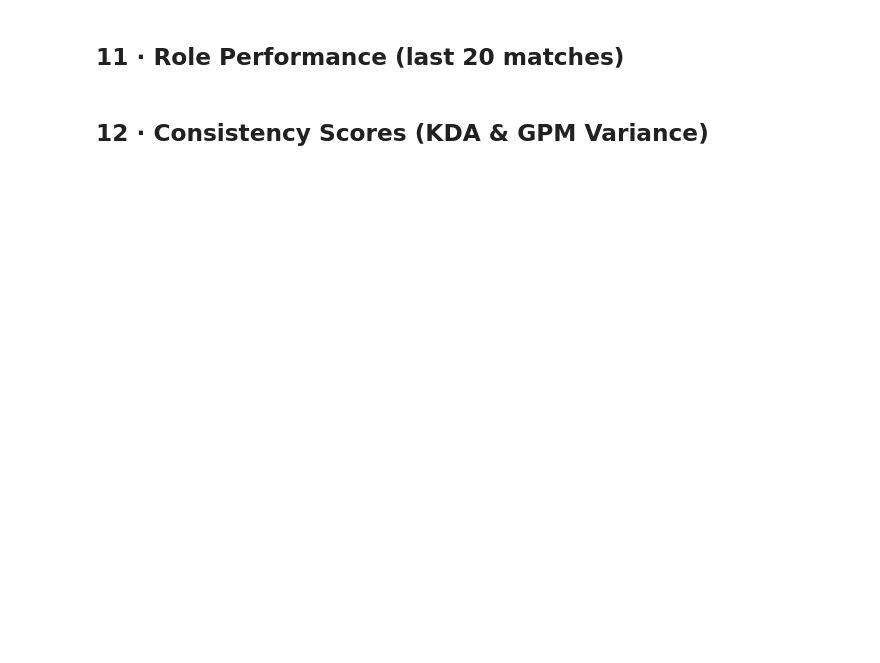
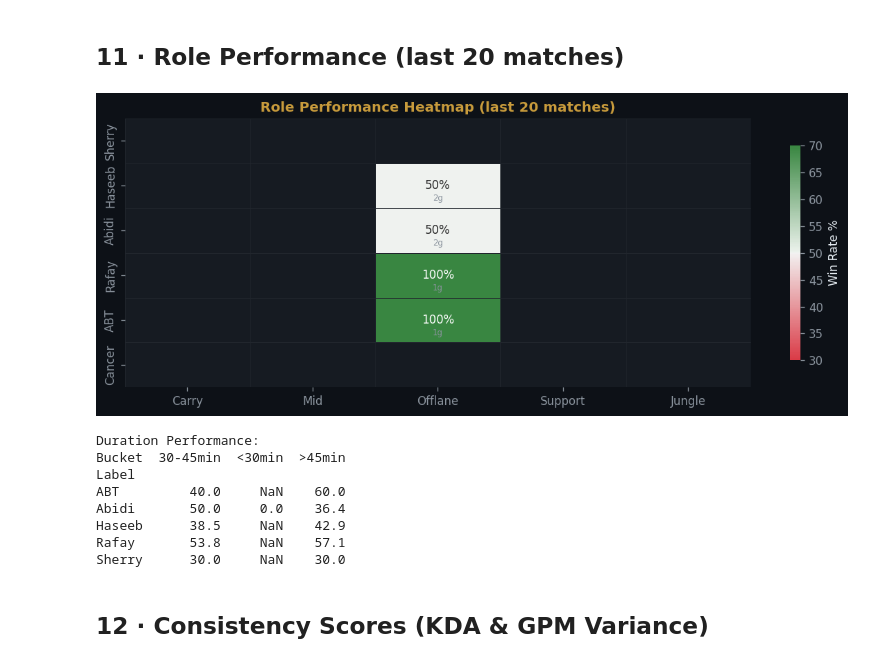
Before and after one commit to AliAbidi555/Dota-2-WR-Simulation-, a Jupyter notebook: notebook.ipynb, the cells around one changed output. Cells and saved outputs as stored; diff of their text form; code cells hidden in the pictures; blank space fills up the shorter version.

```diff
--- a/notebook.ipynb
+++ b/notebook.ipynb
@@ -391,7 +613,7 @@ for aid, d in D.items():
 
 # Heatmap: players × roles, colour = winrate
 labels_p = list(role_data.keys())
-wr_matrix = np.full((len(labels_p), len(ROLE_ORDER)), np.nan)
+wr_matrix    = np.full((len(labels_p), len(ROLE_ORDER)), np.nan)
 games_matrix = np.zeros((len(labels_p), len(ROLE_ORDER)), dtype=int)
 
 for i, label in enumerate(labels_p):
@@ -403,39 +625,53 @@ for i, label in enumerate(labels_p):
 df_role_wr = pd.DataFrame(wr_matrix,    index=labels_p, columns=ROLE_ORDER)
 df_role_g  = pd.DataFrame(games_matrix, index=labels_p, columns=ROLE_ORDER)
 
+# Build annotation strings: "55%" or "—"
+# .applymap was renamed to .map in pandas 2.1
+annot_fn = lambda v: f'{v:.0f}%' if not np.isnan(v) else '—'
+annot_df = df_role_wr.map(annot_fn)
+
 fig, ax = plt.subplots(figsize=(10, 4))
 fig.patch.set_facecolor('#0d1117')
 sns.heatmap(df_role_wr, ax=ax, cmap=sns.diverging_palette(10, 130, as_cmap=True),
             center=50, vmin=30, vmax=70,
-            annot=df_role_wr.applymap(lambda v: f'{v:.0f}%' if not np.isnan(v) else '—'),
-            fmt='', linewidths=0.5, linecolor='#21262d',
+            annot=annot_df, fmt='', linewidths=0.5, linecolor='#21262d',
             cbar_kws={'label': 'Win Rate %', 'shrink': 0.8})
 ax.set_title('Role Performance Heatmap (last 20 matches)', color=GOLD, fontsize=12, fontweight='bold')
 ax.set_xlabel(''); ax.set_ylabel('')
 
 # Overlay game counts in small text
 for i in range(len(labels_p)):
     for j in range(len(ROLE_ORDER)):
         g = games_matrix[i, j]
         if g > 0:
-            ax.text(j+0.5, i+0.75, f'{g}g', ha='center', va='center', fontsize=7, color='#8b949e')
+            ax.text(j+0.5, i+0.78, f'{g}g', ha='center', va='center', fontsize=7, color='#8b949e')
 
 plt.tight_layout()
 plt.savefig('notebook_cache/t2_role_heatmap.png', bbox_inches='tight', facecolor='#0d1117')
 plt.show()
 
 # Duration buckets
 dur_data = []
 for aid, d in D.items():
     for bucket, lo, hi in [('<30min', 0, 1800), ('30-45min', 1800, 2700), ('>45min', 2700, 9999)]:
         ms = [m for m in d['recent'][:20] if lo <= m.get('duration',0) < hi]
         if not ms: continue
         wr = round(sum(1 for m in ms if m['won']) / len(ms) * 100, 1)
         dur_data.append({'Label': d['label'], 'Bucket': bucket, 'Games': len(ms), 'WR%': wr})
 
 df_dur = pd.DataFrame(dur_data)
 print('\nDuration Performance:')
 print(df_dur.pivot_table(index='Label', columns='Bucket', values='WR%').to_string())
+# %% [output]
+[figure, added]
+Duration Performance:
+Bucket  30-45min  <30min  >45min
+Label
+ABT         40.0     NaN    60.0
+Abidi       50.0     0.0    36.4
+Haseeb      38.5     NaN    42.9
+Rafay       53.8     NaN    57.1
+Sherry      30.0     NaN    30.0
 # %% [markdown]
 ## 12 · Consistency Scores (KDA & GPM Variance)
 # %%
```
Also changed, not shown: parts of 15 cells of this notebook, 10 other files.
